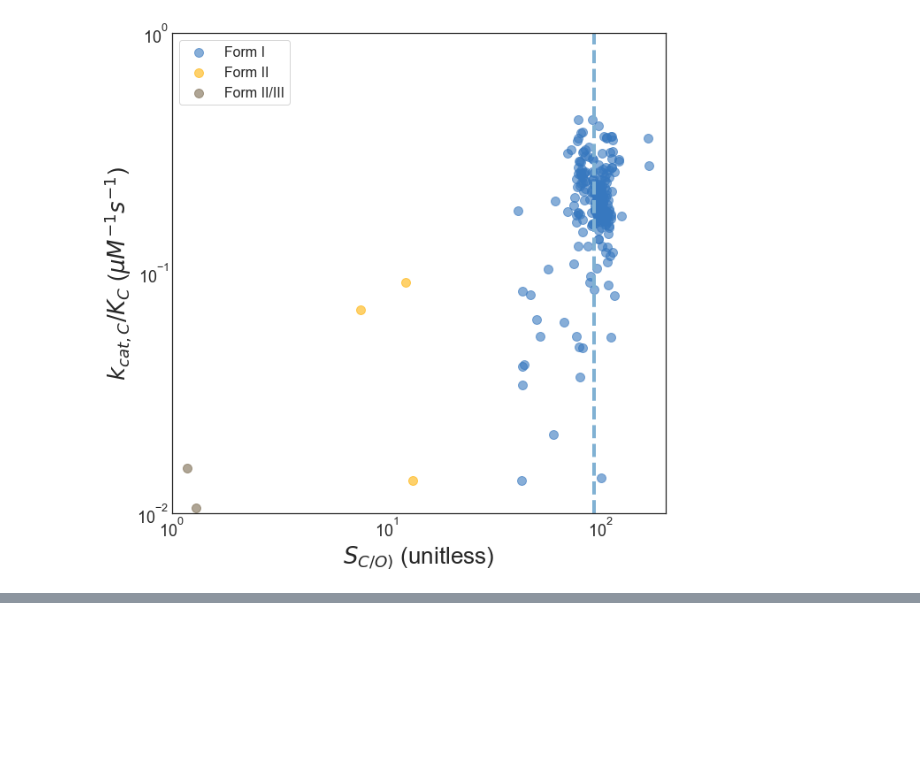
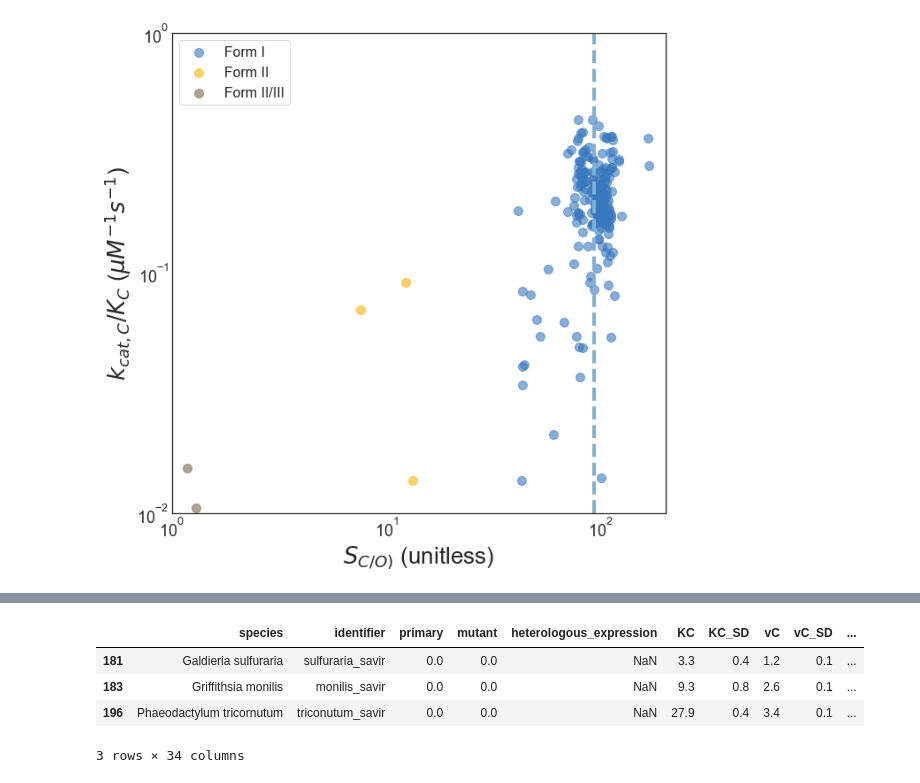
Before and after one commit to flamholz/rubisco, a Jupyter notebook: notebooks/Figure 7 Reactive State Model.ipynb, the cells around one changed output, grey strips where cells are left out. Cells and saved outputs as stored; diff of their text form; code cells hidden in the pictures; blank space fills up the shorter version.

```diff
--- a/notebooks/Figure 7 Reactive State Model.ipynb
+++ b/notebooks/Figure 7 Reactive State Model.ipynb
@@ -174,0 +175,8 @@ plt.show()
+# %%
+F1_data[F1_data.taxonomy == 'Non-green algae']
+# %% [output]
+|  | species | identifier | primary | mutant | heterologous_expression | KC | KC_SD | vC | vC_SD | ... |
+| 181 | Galdieria sulfuraria | sulfuraria_savir | 0.0 | 0.0 | NaN | 3.3 | 0.4 | 1.2 | 0.1 | ... |
+| 183 | Griffithsia monilis | monilis_savir | 0.0 | 0.0 | NaN | 9.3 | 0.8 | 2.6 | 0.1 | ... |
+| 196 | Phaeodactylum tricornutum | triconutum_savir | 0.0 | 0.0 | NaN | 27.9 | 0.4 | 3.4 | 0.1 | ... |
+3 rows × 34 columns
```
Also changed, not shown: parts of 1 cell of this notebook.
